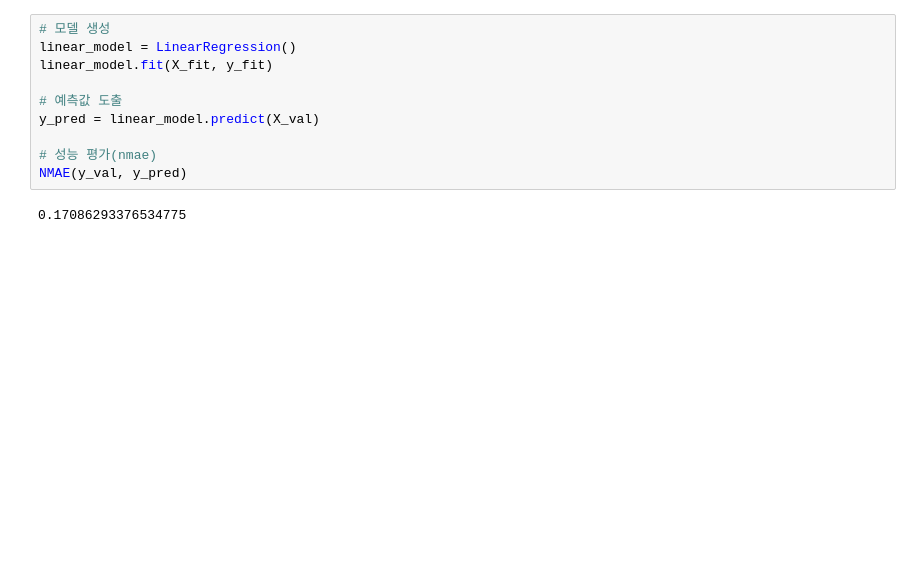
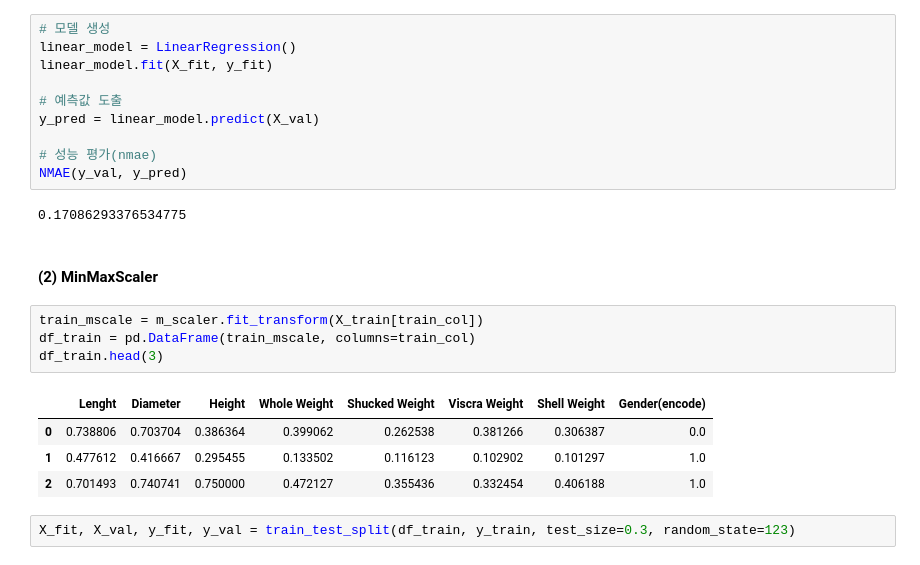
Before and after one commit to Park-Young-Bin/Python_Projects, a Jupyter notebook: 데이콘/[데이콘] 전복 나이 예측 경진대회.ipynb, the cells around one changed output. Drawn from its saved outputs; the diff is of its cells as text; blank space fills up the shorter version.

```diff
--- a/데이콘/[데이콘] 전복 나이 예측 경진대회.ipynb
+++ b/데이콘/[데이콘] 전복 나이 예측 경진대회.ipynb
@@ -412,3 +419,16 @@ y_pred = linear_model.predict(X_val)
 NMAE(y_val, y_pred)
 # %% [output]
 0.17086293376534775
+# %% [markdown]
+#### (2) MinMaxScaler
+# %%
+train_mscale = m_scaler.fit_transform(X_train[train_col])
+df_train = pd.DataFrame(train_mscale, columns=train_col)
+df_train.head(3)
+# %% [output]
+|  | Lenght | Diameter | Height | Whole Weight | Shucked Weight | Viscra Weight | Shell Weight | Gender(encode) |
+| 0 | 0.738806 | 0.703704 | 0.386364 | 0.399062 | 0.262538 | 0.381266 | 0.306387 | 0.0 |
+| 1 | 0.477612 | 0.416667 | 0.295455 | 0.133502 | 0.116123 | 0.102902 | 0.101297 | 1.0 |
+| 2 | 0.701493 | 0.740741 | 0.750000 | 0.472127 | 0.355436 | 0.332454 | 0.406188 | 1.0 |
+# %%
+X_fit, X_val, y_fit, y_val = train_test_split(df_train, y_train, test_size=0.3, random_state=123)
```
Also changed, not shown: parts of 16 cells of this notebook.
